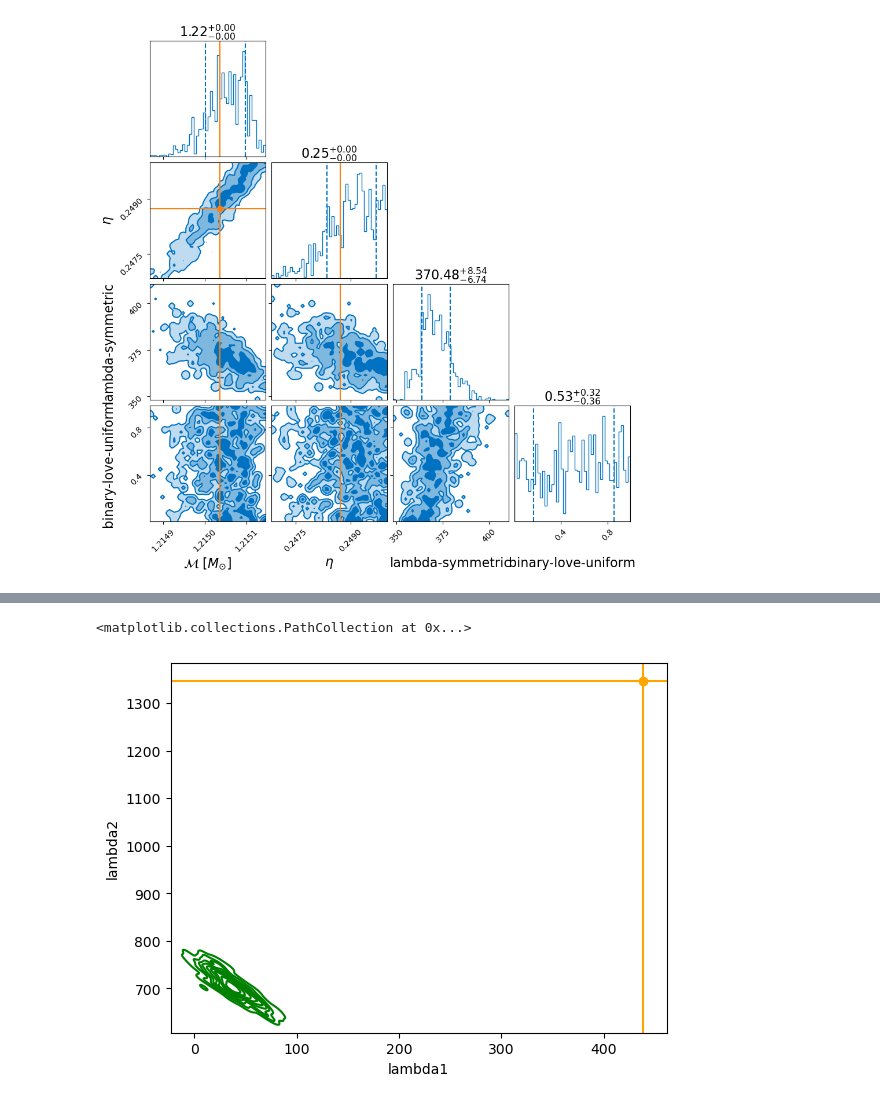
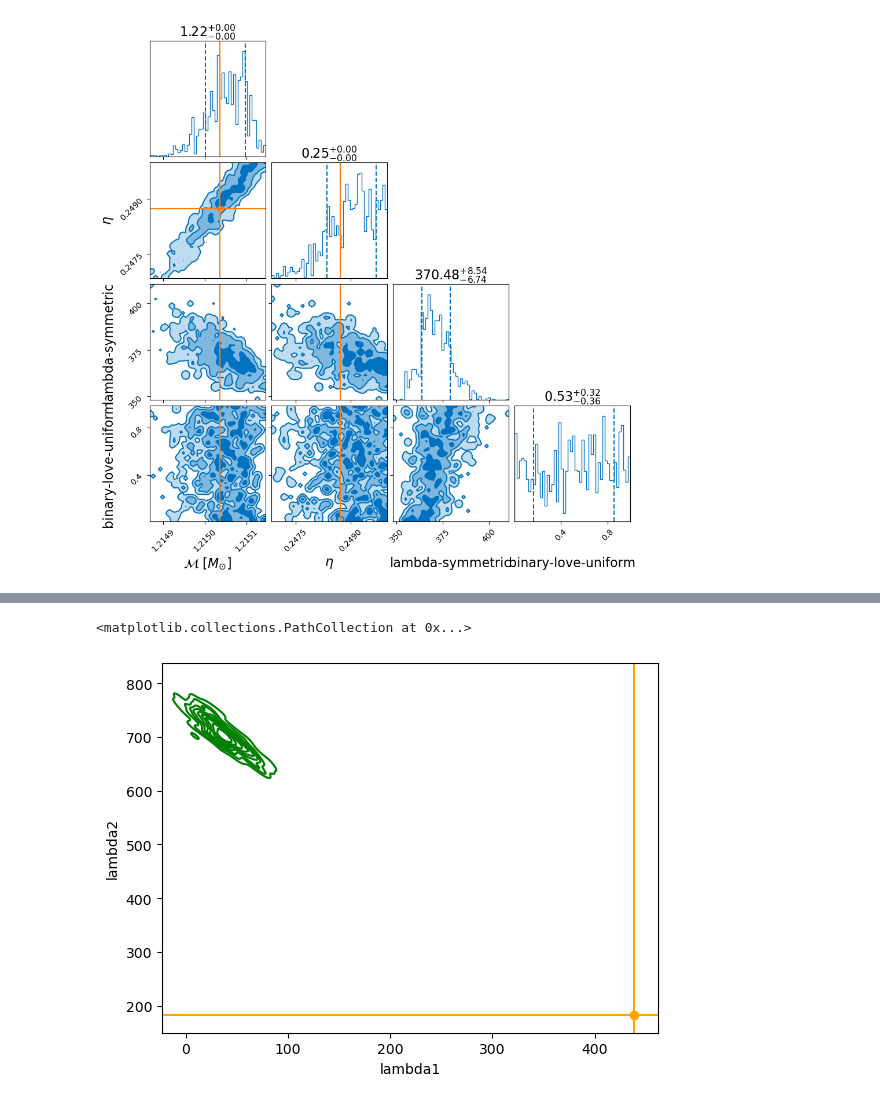
Before and after one commit to daniellmarc/Binary_Love, a Jupyter notebook: binary_love_Symm/Binary_love_Symm.ipynb, the cells around one changed output, grey strips where cells are left out. Drawn from its saved outputs; the diff is of its cells as text; code cells hidden in the pictures.

```diff
--- a/binary_love_Symm/Binary_love_Symm.ipynb
+++ b/binary_love_Symm/Binary_love_Symm.ipynb
@@ -273,17 +273,17 @@ plt.scatter(lambda_1, lambda_2, color = 'orange')
 # %%
 sns.kdeplot( x=result.posterior['lambda1'], y=result.posterior['lambda2'],color = 'green', label='Binary_love_&_LambdaSymm')
 
-lambda_1 =438.673030727713 #
-lambda_2 =1346.68123938  #
+lambda_1=438.673030727713, #
+lambda_2=182.367432516109#
 
 #lambda 2 y
 plt.axhline(y= lambda_2 , color="orange", linestyle="-")
 #lambda 1 x
 plt.axvline(x= lambda_1, color="orange")
 #Add the point
 plt.scatter(lambda_1, lambda_2, color = 'orange')
 
 # plt.show()
 # %% [output]
 <matplotlib.collections.PathCollection at 0x...>
-[figure, old version]
+[figure, new version]
```
Also changed, not shown: parts of 1 cell of this notebook.
